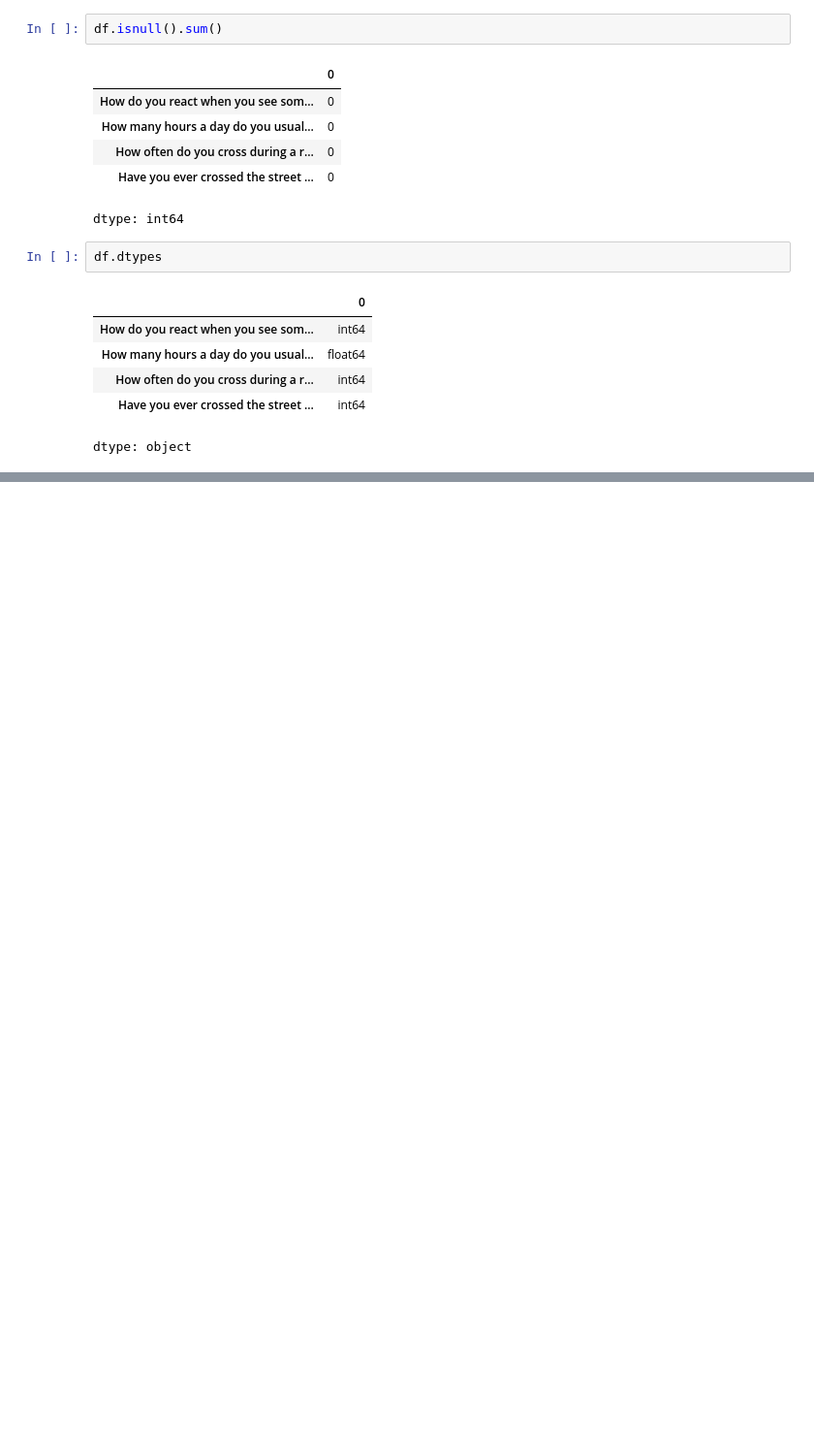
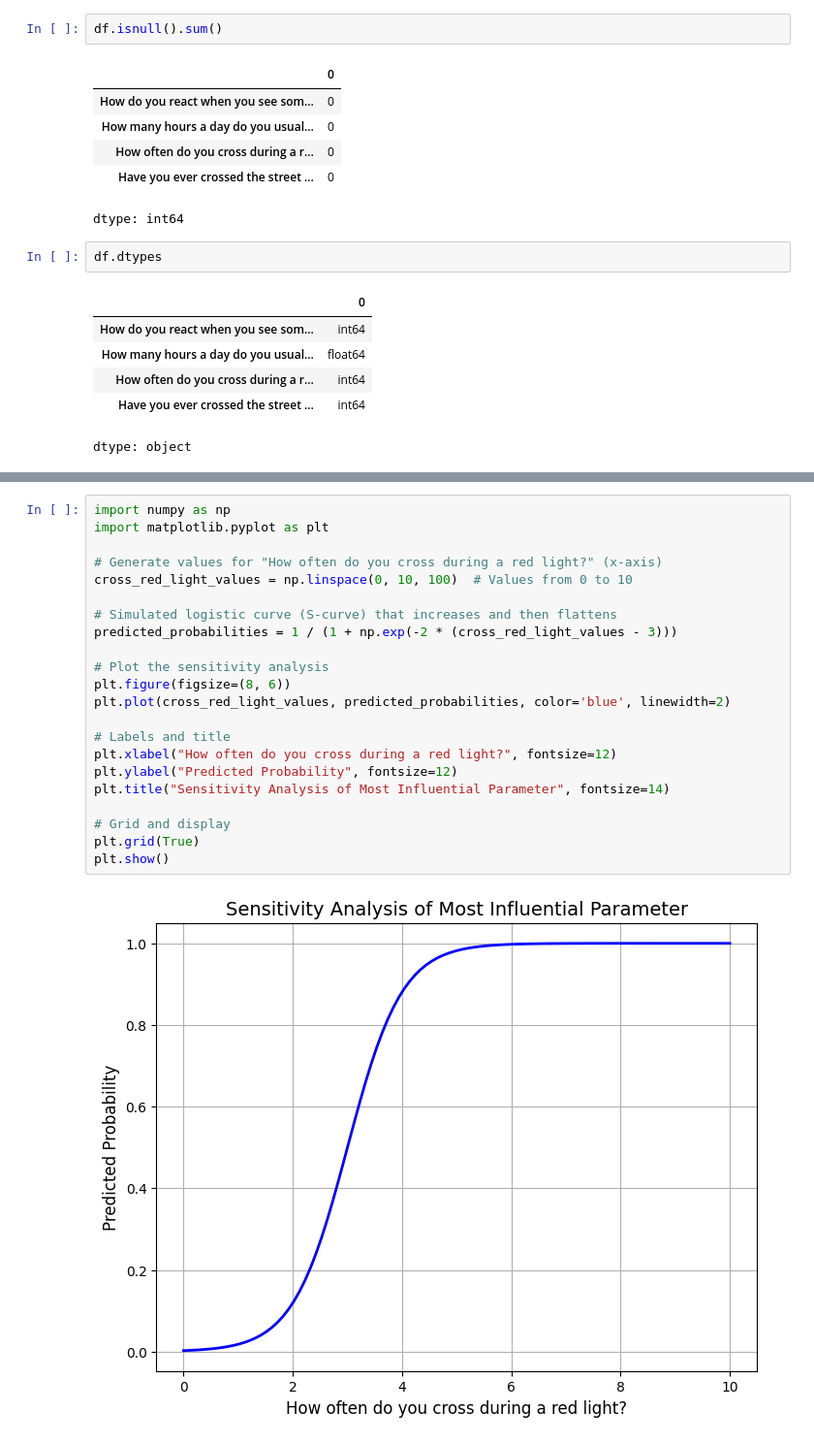
Before and after one commit to Kirtikaa25/redLight, a Jupyter notebook: behavioural_1.ipynb, the cells around one changed output, grey strips where cells are left out. Shown at 97% size. Drawn from its saved outputs; the diff is of its cells as text; blank space fills up the shorter version.

```diff
--- a/behavioural_1.ipynb
+++ b/behavioural_1.ipynb
@@ -253,0 +337,24 @@ plt.show()
+# %%
+import numpy as np
+import matplotlib.pyplot as plt
+
+# Generate values for "How often do you cross during a red light?" (x-axis)
+cross_red_light_values = np.linspace(0, 10, 100)  # Values from 0 to 10
+
+# Simulated logistic curve (S-curve) that increases and then flattens
+predicted_probabilities = 1 / (1 + np.exp(-2 * (cross_red_light_values - 3)))
+
+# Plot the sensitivity analysis
+plt.figure(figsize=(8, 6))
+plt.plot(cross_red_light_values, predicted_probabilities, color='blue', linewidth=2)
+
+# Labels and title
+plt.xlabel("How often do you cross during a red light?", fontsize=12)
+plt.ylabel("Predicted Probability", fontsize=12)
+plt.title("Sensitivity Analysis of Most Influential Parameter", fontsize=14)
+
+# Grid and display
+plt.grid(True)
+plt.show()
+# %% [output]
+[figure, added]
```
Also changed, not shown: parts of 2 cells of this notebook.
